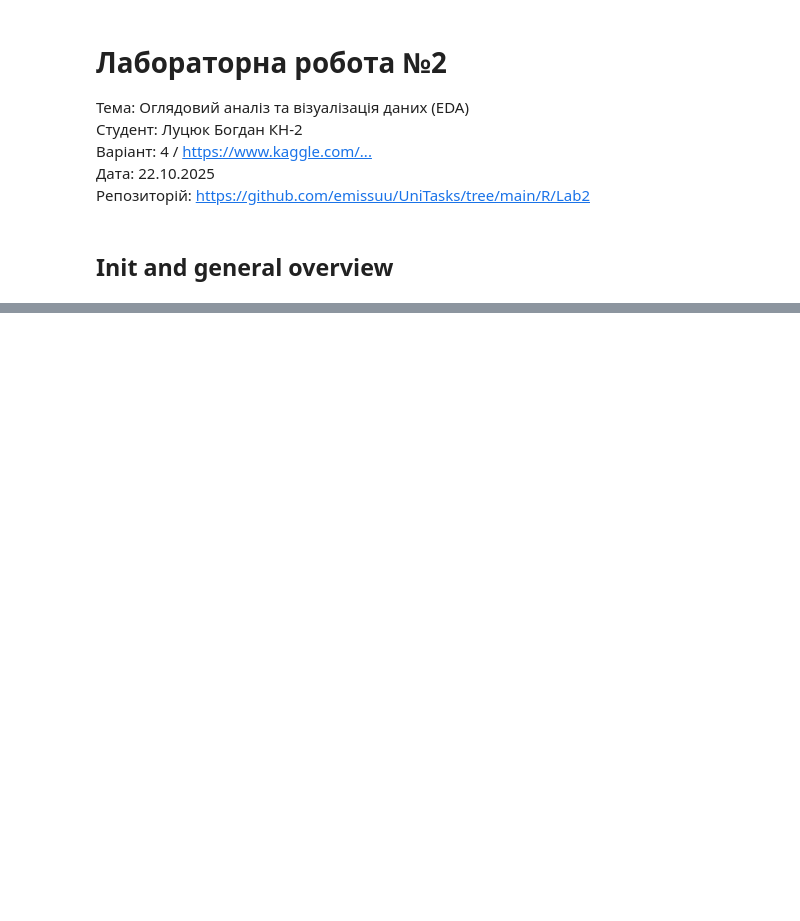
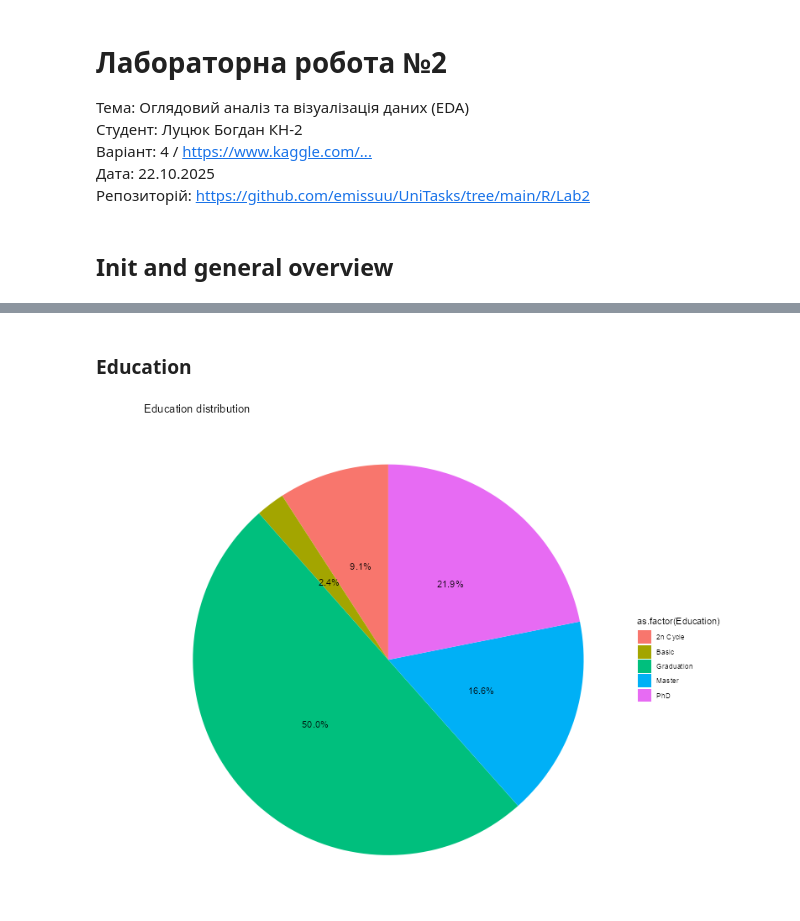
Before and after one commit to emissuu/UniTasks, a Jupyter notebook: R/Lab2/Main.ipynb, the cells around one changed output, grey strips where cells are left out. Cells and saved outputs as stored; diff of their text form; code cells hidden in the pictures; blank space fills up the shorter version.

```diff
--- a/R/Lab2/Main.ipynb
+++ b/R/Lab2/Main.ipynb
@@ -39,0 +158,11 @@ Duplicates count: 0
+# %% [markdown]
+### Education
+# %%
+ggplot(data_clean, aes(x = "", fill = as.factor(Education))) +
+  geom_bar(width = 1) +
+  coord_polar(theta = "y") +
+  labs(title = "Education distribution") +
+  geom_text(aes(label = scales::percent(..count../sum(..count..))), stat = "count", position = position_stack(vjust = 0.5)) +
+  theme_void()
+# %% [output]
+[figure, added]
```
Also changed, not shown: parts of 15 cells of this notebook, 1 other file.
